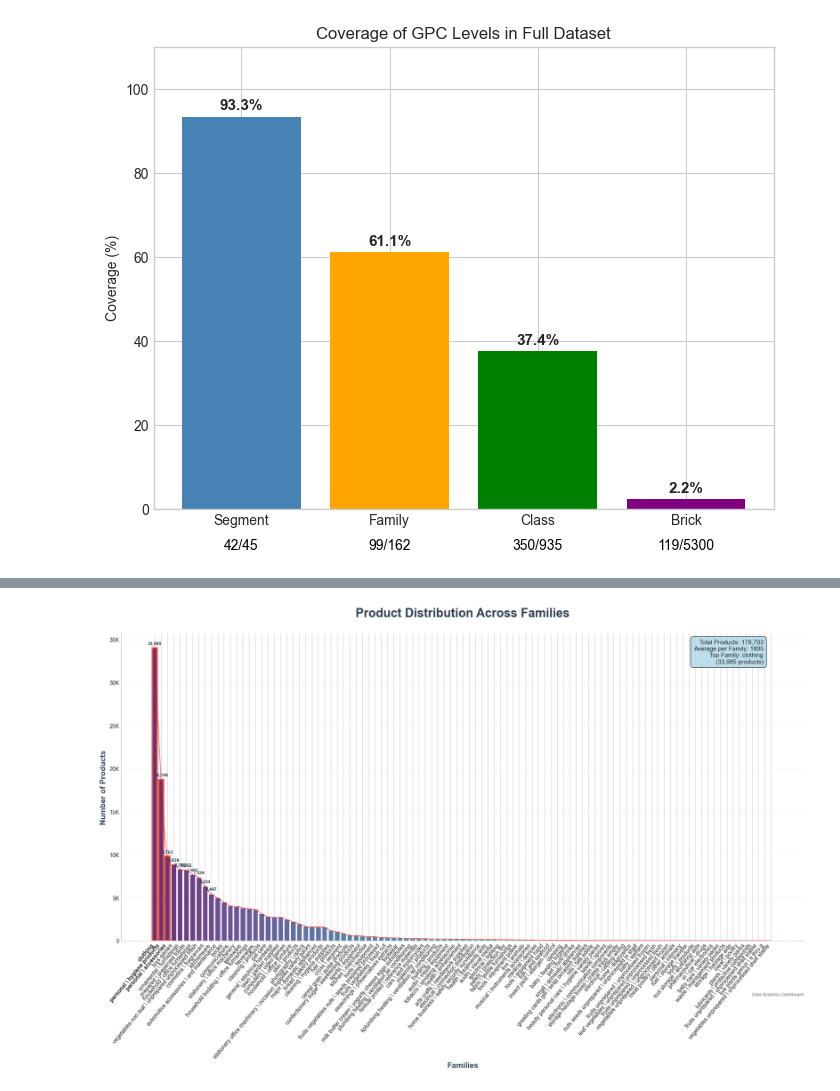
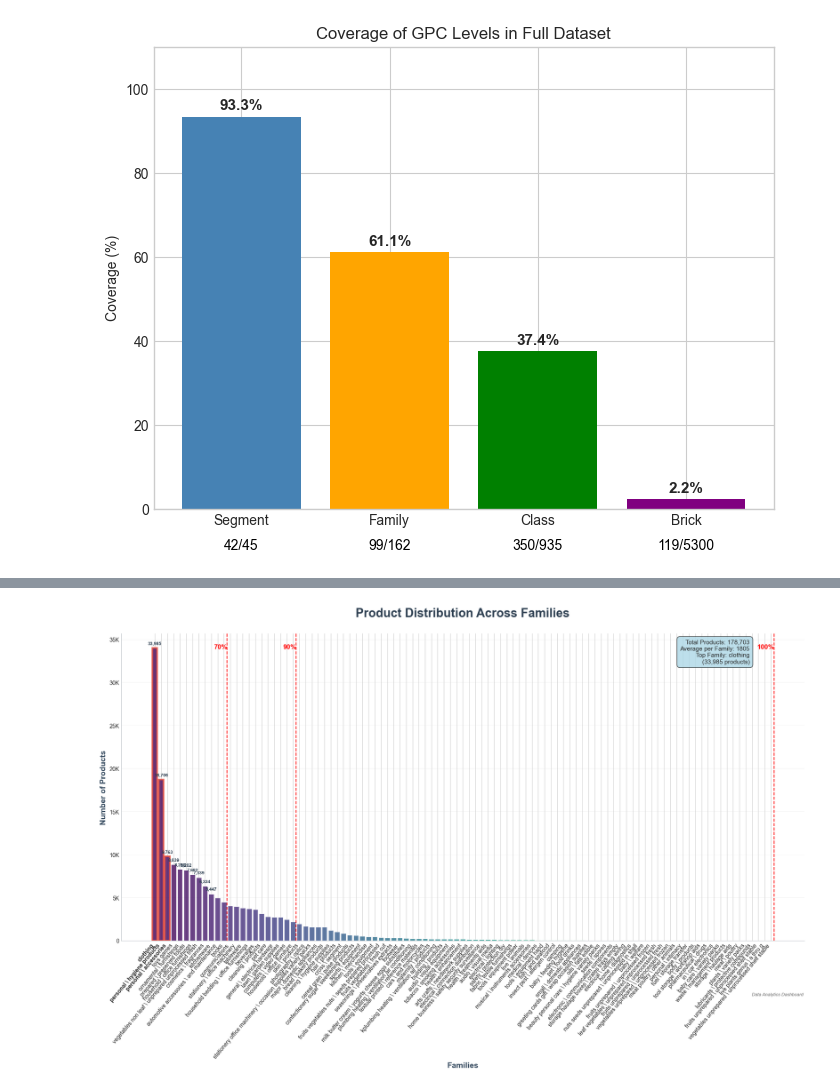
Before and after one commit to A11Veles/PC_Iter7, a Jupyter notebook: src/EDA.ipynb, the cells around one changed output, grey strips where cells are left out. Drawn from its saved outputs; the diff is of its cells as text; code cells hidden in the pictures.

```diff
--- a/src/EDA.ipynb
+++ b/src/EDA.ipynb
@@ -837,15 +853,32 @@ colors = plt.cm.viridis(np.linspace(0, 1, len(family_counts)))
 bars = ax.bar(range(len(family_counts)), family_counts.values,
               color=colors, alpha=0.8, edgecolor='white', linewidth=0.7)
 
-x_smooth = np.linspace(0, len(family_counts)-1, 300)
-spl = make_interp_spline(range(len(family_counts)), family_counts.values, k=3)
-y_smooth = spl(x_smooth)
+# x_smooth = np.linspace(0, len(family_counts)-1, 300)
+# spl = make_interp_spline(range(len(family_counts)), family_counts.values, k=3)
+# y_smooth = spl(x_smooth)
 
-ax.plot(x_smooth, y_smooth, color='red', linewidth=1, alpha=0.8,
-        label='Distribution Curve')
+# ax.plot(x_smooth, y_smooth, color='red', linewidth=1, alpha=0.8,
+#         label='Distribution Curve')
 
 def thousands_formatter(x, pos):
     return f'{x/1000:.0f}K' if x >= 1000 else f'{x:.0f}'
+
+cum_counts = family_counts.cumsum()
+total = family_counts.sum()
+
+cutoffs = {
+    "70%": cum_counts[cum_counts <= total * 0.7].index[-1],
+    "90%": cum_counts[cum_counts <= total * 0.9].index[-1],
+    "100%": family_counts.index[-1]
+}
+
+
+for pct, seg in cutoffs.items():
+    idx = family_counts.index.get_loc(seg)
+    ax.axvline(idx + 0.5, color="red", linestyle="--", linewidth=1.5)
+    ax.text(idx + 0.5, ax.get_ylim()[1]*0.95, pct,
+            color="red", fontsize=12, fontweight="bold", ha="right")
+
 
 ax.yaxis.set_major_formatter(FuncFormatter(thousands_formatter))
 
@@ -886,32 +919,32 @@ for i, (bar, value) in enumerate(zip(bars, family_counts.values)):
 
 top_3_indices = family_counts.head(3).index
 for i, segment in enumerate(family_counts.index):
     if segment in top_3_indices:
         bars[i].set_edgecolor('#e74c3c')
         bars[i].set_linewidth(3)
         ax.get_xticklabels()[i].set_fontweight('bold')
 
 total_products = family_counts.sum()
 avg_products = family_counts.mean()
 max_segment = family_counts.index[0]
 max_count = family_counts.iloc[0]
 
 textstr = f'Total Products: {total_products:,}\nAverage per Family: {avg_products:.0f}\nTop Family: {max_segment}\n({max_count:,} products)'
 props = dict(boxstyle='round,pad=0.5', facecolor='lightblue', alpha=0.8)
 ax.text(
-    0.94, 0.98, textstr,
+    0.92, 0.98, textstr,
     transform=ax.transAxes,
     fontsize=11,
     verticalalignment='top',
     horizontalalignment='right',
     bbox=props
 )
 
 plt.tight_layout()
 plt.subplots_adjust(bottom=0.15)
 
 fig.text(0.99, 0.01, 'Data Analytics Dashboard', ha='right', va='bottom',
          fontsize=8, style='italic', alpha=0.7)
 plt.show()
 # %% [output]
-[figure, old version]
+[figure, new version]
```
Also changed, not shown: parts of 3 cells of this notebook, 14 other files.
